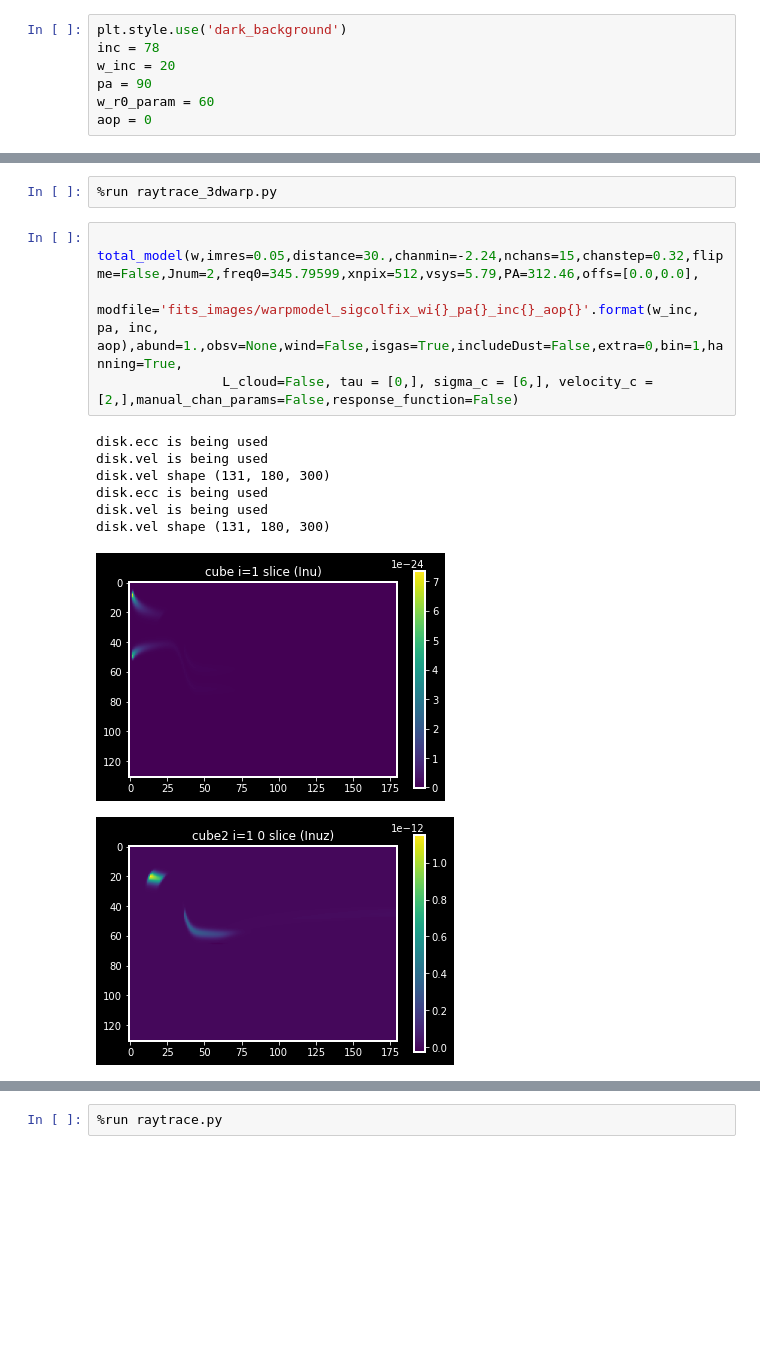
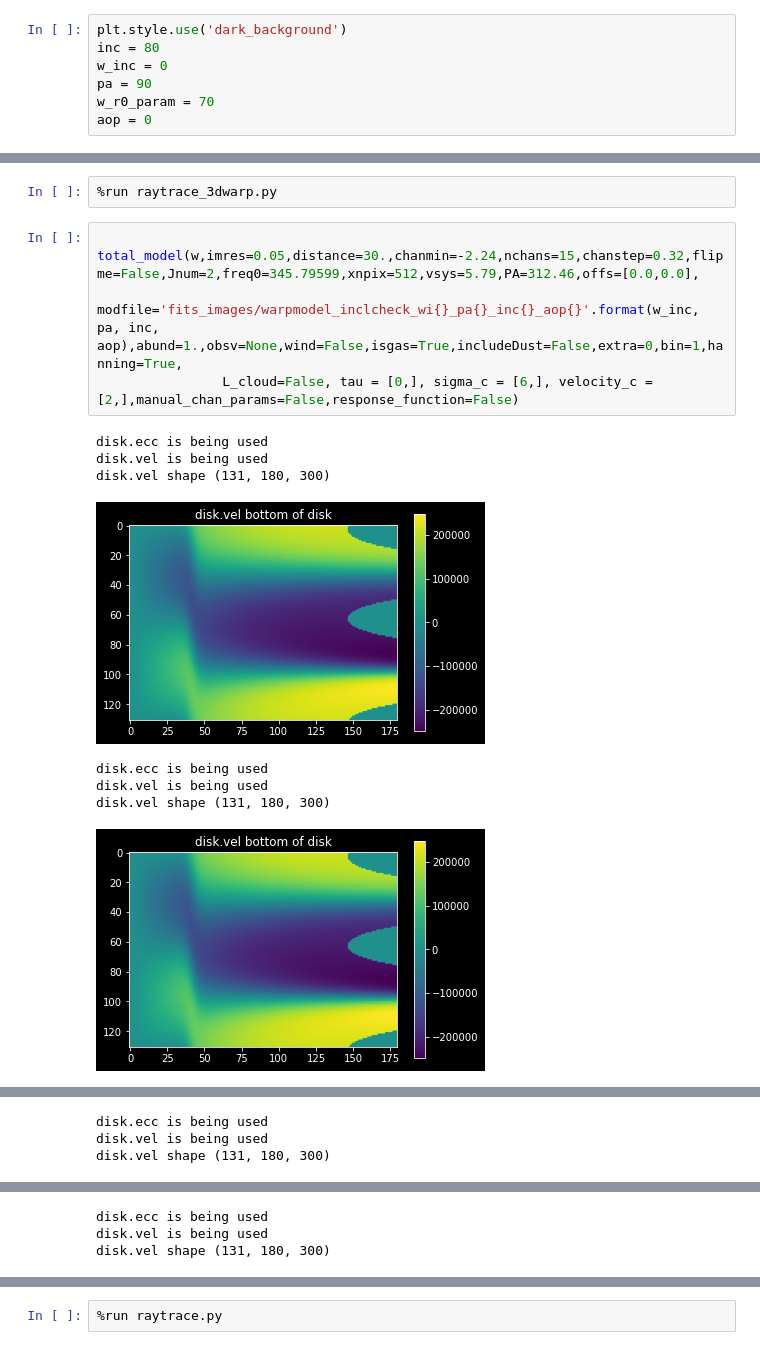
Before and after one commit to theochawla/49ceti_warpmodel, a Jupyter notebook: Warp/warp_edgeon_troubleshoot/runcode.ipynb, the cells around one changed output, grey strips where cells are left out. Cells and saved outputs as stored; diff of their text form; blank space fills up the shorter version.

```diff
--- a/Warp/warp_edgeon_troubleshoot/runcode.ipynb
+++ b/Warp/warp_edgeon_troubleshoot/runcode.ipynb
@@ -8,10 +8,10 @@ import numpy as np
 import bettermoments as bm
 # %%
 plt.style.use('dark_background')
-inc = 78
-w_inc = 20
+inc = 80
+w_inc = 0
 pa = 90
-w_r0_param = 60
+w_r0_param = 70
 aop = 0
 # %%
 w=restructure.Disk(Tmid0=14, sigbound=[1e-3,np.inf],zmax=30, McoG=1e-4, Aout=300.,incl=inc, aop=aop, w_i=w_inc, w_r0=w_r0_param,w_dr=40,w_pa=pa)
@@ -65,14 +63,14 @@ phiind len 7074000
 # %%
 
 total_model(w,imres=0.05,distance=30.,chanmin=-2.24,nchans=15,chanstep=0.32,flipme=False,Jnum=2,freq0=345.79599,xnpix=512,vsys=5.79,PA=312.46,offs=[0.0,0.0],
-                modfile='fits_images/warpmodel_sigcolfix_wi{}_pa{}_inc{}_aop{}'.format(w_inc, pa, inc, aop),abund=1.,obsv=None,wind=False,isgas=True,includeDust=False,extra=0,bin=1,hanning=True,
+                modfile='fits_images/warpmodel_inclcheck_wi{}_pa{}_inc{}_aop{}'.format(w_inc, pa, inc, aop),abund=1.,obsv=None,wind=False,isgas=True,includeDust=False,extra=0,bin=1,hanning=True,
                 L_cloud=False, tau = [0,], sigma_c = [6,], velocity_c =[2,],manual_chan_params=False,response_function=False)
 # %% [output]
 disk.ecc is being used
 disk.vel is being used
 disk.vel shape (131, 180, 300)
-disk.ecc is being used
-disk.vel is being used
-disk.vel shape (131, 180, 300)
-[figure, old version]
+[figure, new version]
+disk.ecc is being used
+disk.vel is being used
+disk.vel shape (131, 180, 300)
-[figure, old version]
+[figure, new version]
@@ -97,0 +80,3 @@ disk.vel shape (131, 180, 300)
+disk.ecc is being used
+disk.vel is being used
+disk.vel shape (131, 180, 300)
@@ -97,0 +84,3 @@ disk.vel shape (131, 180, 300)
+disk.ecc is being used
+disk.vel is being used
+disk.vel shape (131, 180, 300)
```
Also changed, not shown: parts of 4 cells of this notebook, 6 other files.
